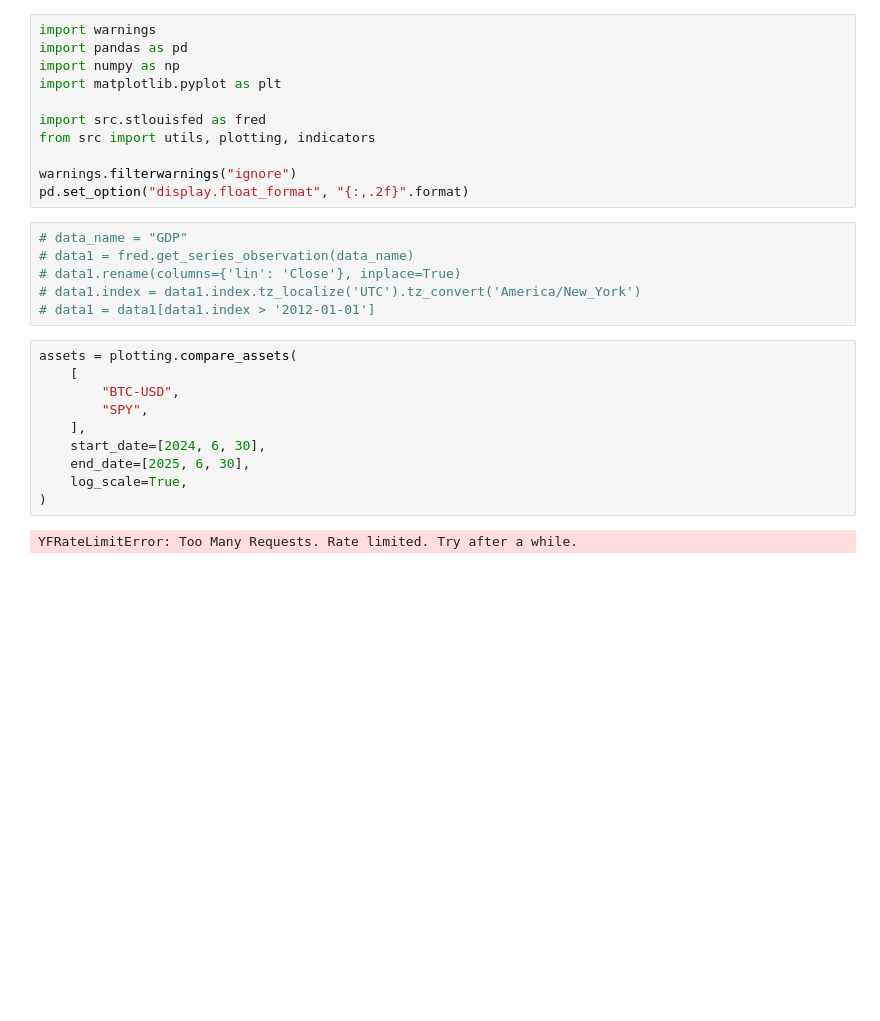
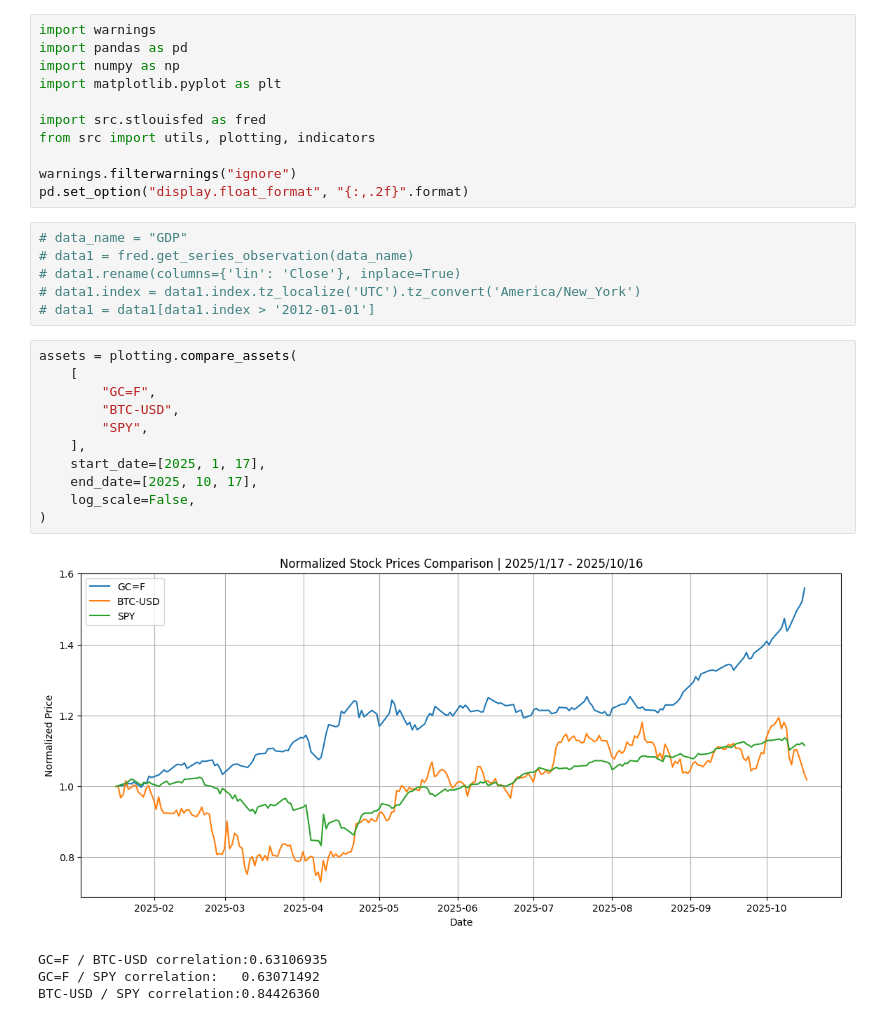
Before and after one commit to ivandimitrovkyulev/Notebooks, a Jupyter notebook: sample/comparison.ipynb, the cells around one changed output. Drawn from its saved outputs; the diff is of its cells as text; blank space fills up the shorter version.

```diff
--- a/sample/comparison.ipynb
+++ b/sample/comparison.ipynb
@@ -18,15 +18,19 @@ pd.set_option("display.float_format", "{:,.2f}".format)
 # %%
 assets = plotting.compare_assets(
     [
+        "GC=F",
         "BTC-USD",
         "SPY",
     ],
-    start_date=[2024, 6, 30],
-    end_date=[2025, 6, 30],
-    log_scale=True,
+    start_date=[2025, 1, 17],
+    end_date=[2025, 10, 17],
+    log_scale=False,
 )
 # %% [output]
+[figure, added]
-YFRateLimitError: Too Many Requests. Rate limited. Try after a while.
+GC=F / BTC-USD correlation:0.63106935
+GC=F / SPY correlation:   0.63071492
+BTC-USD / SPY correlation:0.84426360
 # %%
 df = pd.DataFrame({"A": assets[0][1]["Close"], "B": assets[1][1]["Close"]})
 plt.figure(figsize=(18, 7))
```
Also changed, not shown: parts of 3 cells of this notebook, 6 other files.
